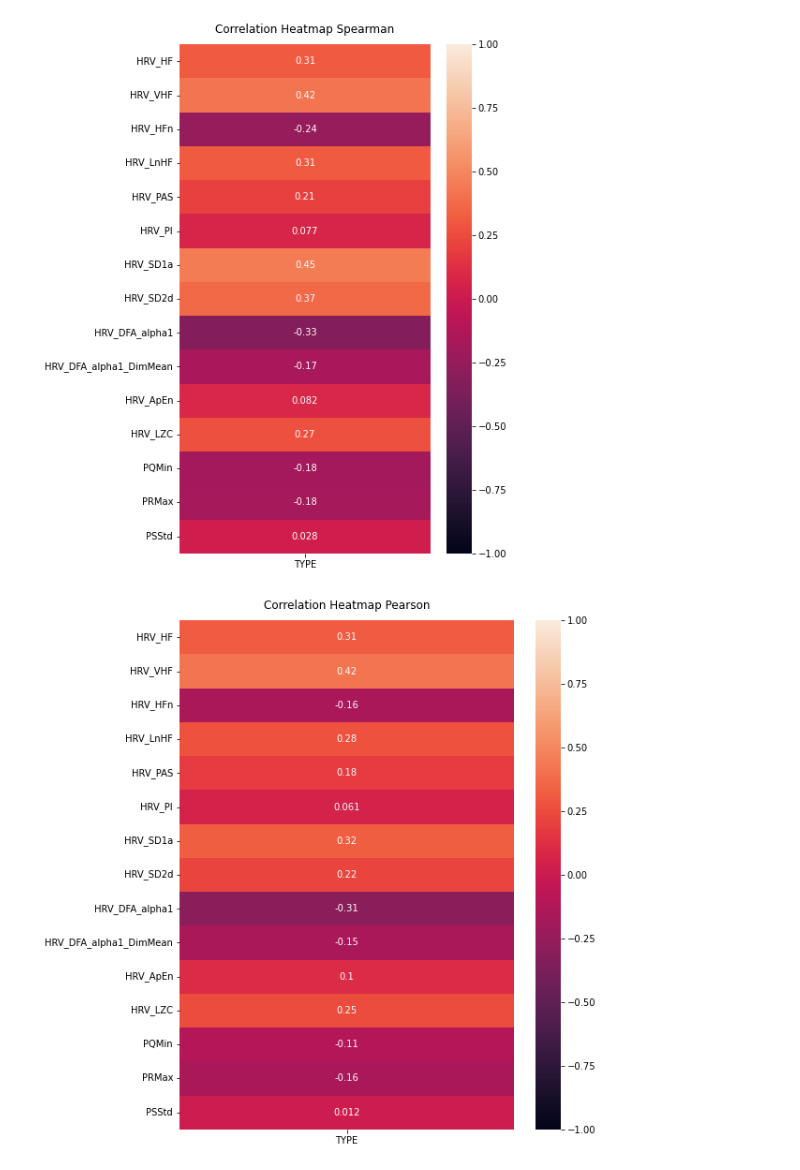
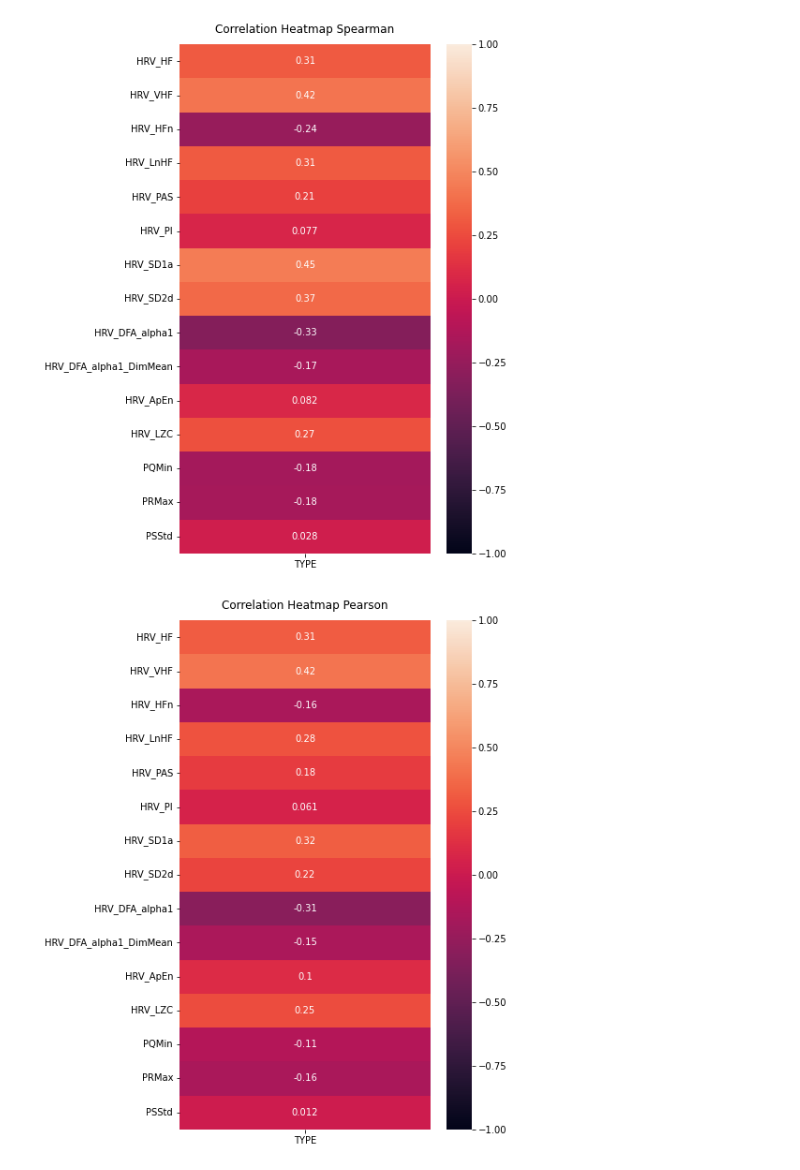
Before and after one commit to loewe2/die-sonderposten, a Jupyter notebook: xgbfeatures.ipynb, the cells around one changed output. Drawn from its saved outputs; the diff is of its cells as text; code cells hidden in the pictures.

```diff
--- a/xgbfeatures.ipynb
+++ b/xgbfeatures.ipynb
@@ -171,11 +171,11 @@ heatmap.set_title('Correlation Heatmap Spearman', fontdict={'fontsize':12}, pad=
 # %% [output]
 [figure]
 # %%
-plt.figure(figsize=(8, 10))
+plt.figure(figsize=(6, 10))
 heatmap = sns.heatmap(dat2.corr(method='pearson')['TYPE'].to_frame().drop('TYPE'), vmin=-1, vmax=1, annot=True)
 heatmap.set_title('Correlation Heatmap Pearson', fontdict={'fontsize':12}, pad=12);
 # %% [output]
-[figure, old version]
+[figure, new version]
 # %%
 #sns.pairplot(dat2.sample(500))
 #plt.show()
```
